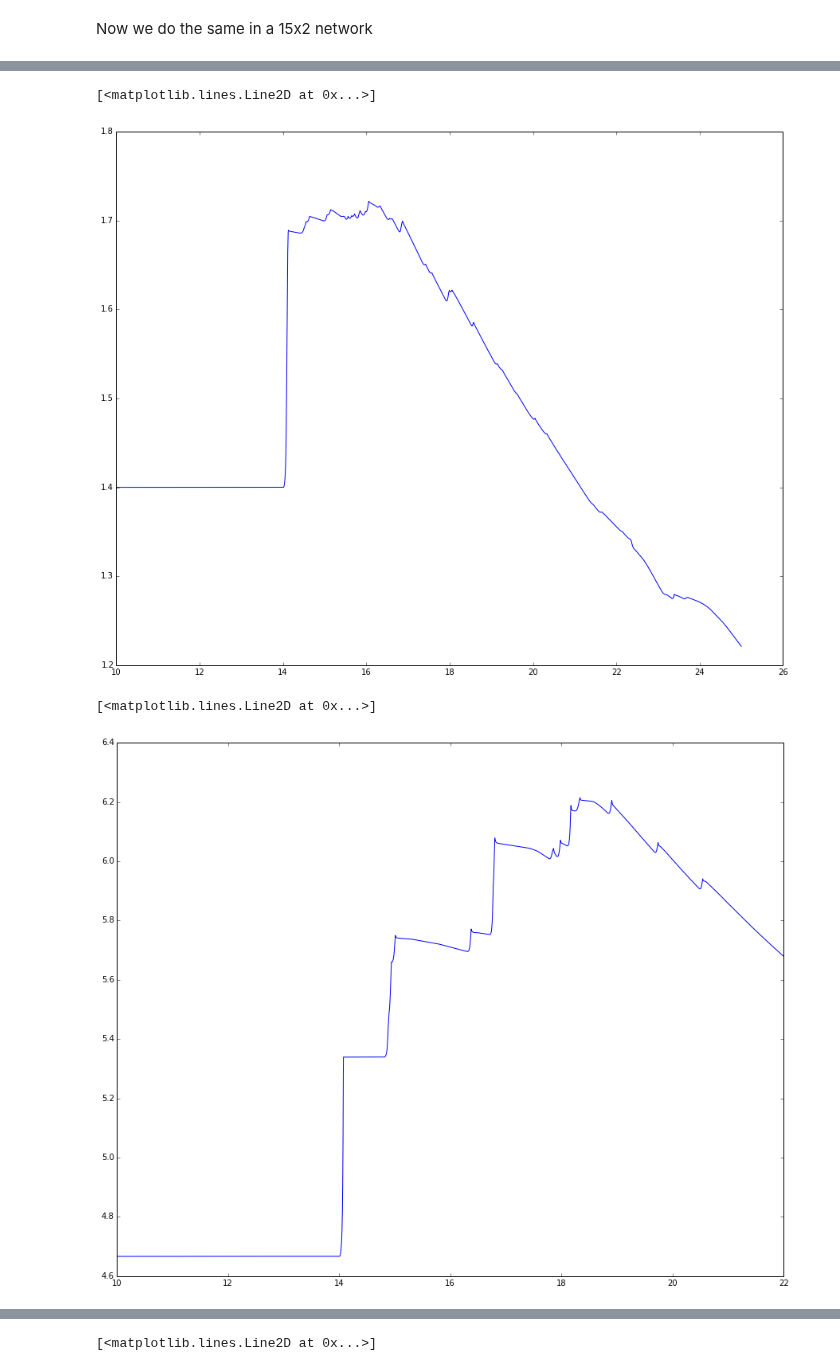
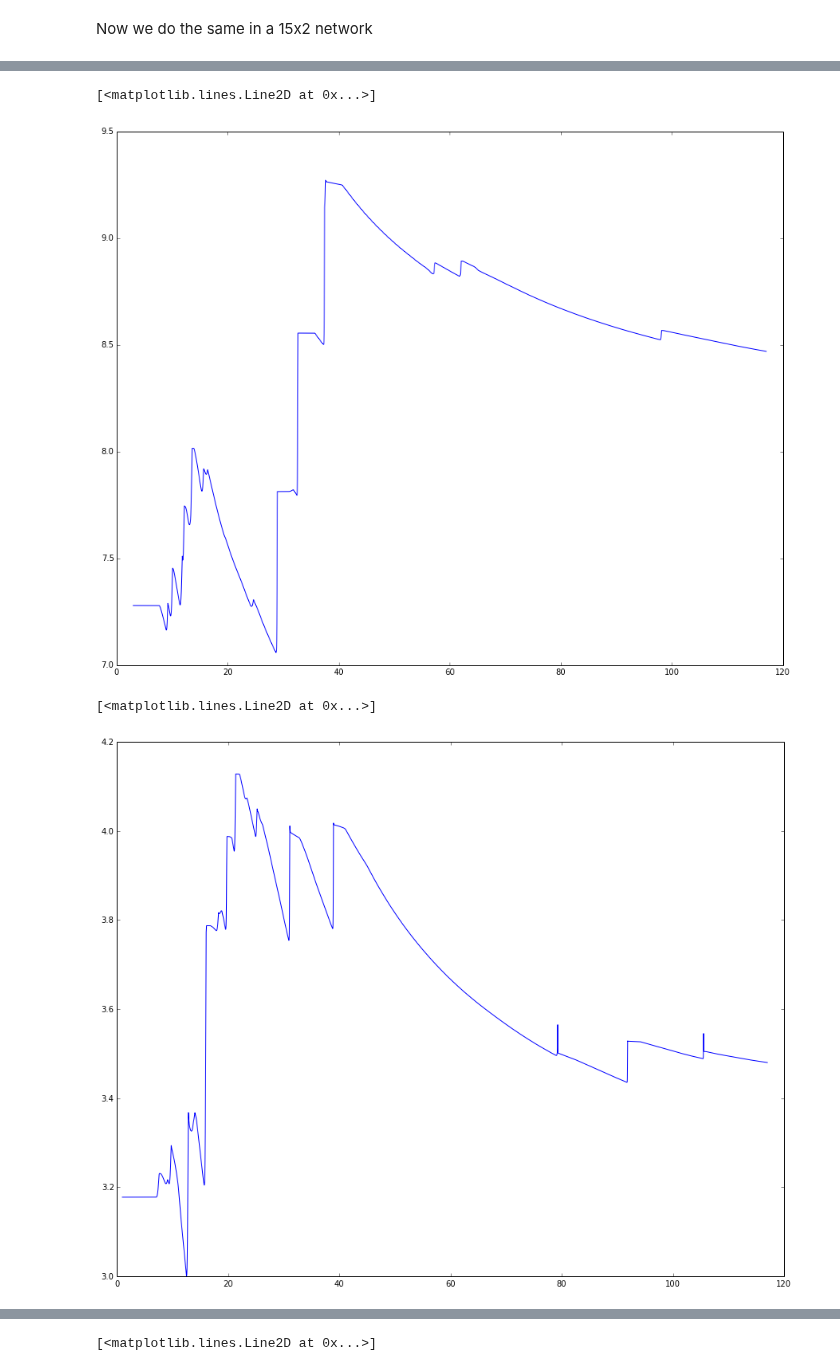
Before and after one commit to forrestsheldon/memNets, a Jupyter notebook: Properties_of_Memristor_Networks.ipynb, the cells around one changed output, grey strips where cells are left out. Cells and saved outputs as stored; diff of their text form; code cells hidden in the pictures.

Commit message:
Heading to SQUAMgit add Generate_Adjacency_Matrix.ipynb generate_adjacency_matrix.py Properties_of_Memristor_Networks.ipynb

```diff
--- a/Properties_of_Memristor_Networks.ipynb
+++ b/Properties_of_Memristor_Networks.ipynb
@@ -130,3 +127,27 @@ V_high = np.linspace(V_initial, V_final, len(t))
 v_external = np.empty((num_nodes, len(t))) * np.nan
 v_external[0:lattice_shape[1],  :] = V_high
 v_external[(-1 * lattice_shape[1]):, :] = 0
+# %%
+state_var = gen_adj.cubic_2d(lattice_shape, undirected=False, xbias=0.5, ybias=0.5)
+threshold_voltages = state_var.copy()
+#rows, cols = state_var.nonzero()
+#R_initial = (R_OFF - R_ON) * np.random.random_sample(len(rows)) + R_ON
+#state_var[rows, cols] = 1. / R_initial
+mnet= memnets.MemristorLattice2DCubic(lattice_shape, state_var.copy(), v_external[:,0], XtoG, xdot, jacobian=None,
+                           threshold_voltages=threshold_voltages, G_ON=1./R_ON, G_OFF=1./R_OFF)
+
+mnet.solve_voltages('cg')
+cond = [mnet.conductivity()]
+# At each time point beginning with the 2nd
+for t_idx, time in enumerate(t[1:]):
+    # update external voltages
+    mnet.external_voltages = v_external[:,t_idx]
+    # integrate the memristances
+    mnet.integrate_state_variables(dt, method='myrk4')
+    # solve the network
+    mnet.solve_voltages('cg')
+    # add the memristances to our list
+    cond.append(mnet.conductivity())
+
+fig, ax = plt.subplots(figsize=(15, 12))
+ax.plot(V_high, 1. / np.array(cond))
@@ -133,9 +159,9 @@ v_external[(-1 * lattice_shape[1]):, :] = 0
 # %%
 state_var = gen_adj.cubic_2d(lattice_shape, undirected=False, xbias=0.5, ybias=0.5)
 threshold_voltages = state_var.copy()
-#rows, cols = state_var.nonzero()
-#R_initial = (R_OFF - R_ON) * np.random.random_sample(len(rows)) + R_ON
-#state_var[rows, cols] = 1. / R_initial
+rows, cols = state_var.nonzero()
+R_initial = (R_OFF - R_ON) * np.random.random_sample(len(rows)) + R_ON
+state_var[rows, cols] = 1. / R_initial
 mnet_anis= memnets.MemristorLattice2DCubic(lattice_shape, state_var.copy(), v_external[:,0], XtoG, xdot, jacobian=None,
                            threshold_voltages=threshold_voltages, G_ON=1./R_ON, G_OFF=1./R_OFF)
 
@@ -156,7 +182,7 @@ fig, ax = plt.subplots(figsize=(15, 12))
 ax.plot(V_high, 1. / np.array(cond))
 # %% [output]
 [<matplotlib.lines.Line2D at 0x...>]
-[figure, old version]
+[figure, new version]
 # %%
 lattice_shape = (15, 3)
 num_nodes = lattice_shape[0] * lattice_shape[1]
@@ -166,10 +192,9 @@ t_final = 1500                                              # in units of t_0
 t = np.linspace(0, t_final, 15000 )
 dt = t[1] - t[0]
 
-# V_initial = np.floor(0.2 * lattice_shape[0] * V_t)
-# V_final = np.ceil(0.2 * R_OFF * lattice_shape[0]  / R_ON * V_t)                                    # in units of V_t
-V_initial = 10
-V_final = 22
+V_initial = np.floor(0.1 * lattice_shape[0] * V_t)
+V_final = np.ceil(0.2 * R_OFF * lattice_shape[0]  / R_ON * V_t)                                    # in units of V_t
+
 V_high = np.linspace(V_initial, V_final, len(t))
 v_external = np.empty((num_nodes, len(t))) * np.nan
 v_external[0:lattice_shape[1],  :] = V_high
@@ -177,30 +202,30 @@ v_external[(-1 * lattice_shape[1]):, :] = 0
 # %%
 state_var = gen_adj.cubic_2d(lattice_shape, undirected=False, xbias=0.5, ybias=0.5)
 threshold_voltages = state_var.copy()
-#rows, cols = state_var.nonzero()
-#R_initial = (R_OFF - R_ON) * np.random.random_sample(len(rows)) + R_ON
-#state_var[rows, cols] = 1. / R_initial
+rows, cols = state_var.nonzero()
+R_initial = (R_OFF - R_ON) * np.random.random_sample(len(rows)) + R_ON
+state_var[rows, cols] = 1. / R_initial
 mnet_anis= memnets.MemristorLattice2DCubic(lattice_shape, state_var.copy(), v_external[:,0], XtoG, xdot, jacobian=None,
                            threshold_voltages=threshold_voltages, G_ON=1./R_ON, G_OFF=1./R_OFF)
 
 mnet_anis.solve_voltages('cg')
 cond = [mnet_anis.conductivity()]
 # At each time point beginning with the 2nd
 for t_idx, time in enumerate(t[1:]):
     # update external voltages
     mnet_anis.external_voltages = v_external[:,t_idx]
     # integrate the memristances
     mnet_anis.integrate_state_variables(dt, method='myrk4')
     # solve the network
     mnet_anis.solve_voltages('cg')
     # add the memristances to our list
     cond.append(mnet_anis.conductivity())
 
 fig, ax = plt.subplots(figsize=(15, 12))
 ax.plot(V_high, 1. / np.array(cond))
 # %% [output]
 [<matplotlib.lines.Line2D at 0x...>]
-[figure, old version]
+[figure, new version]
 # %%
 lattice_shape = (15, 4)
 num_nodes = lattice_shape[0] * lattice_shape[1]
```
Also changed, not shown: parts of 23 cells of this notebook, 2 other files.
